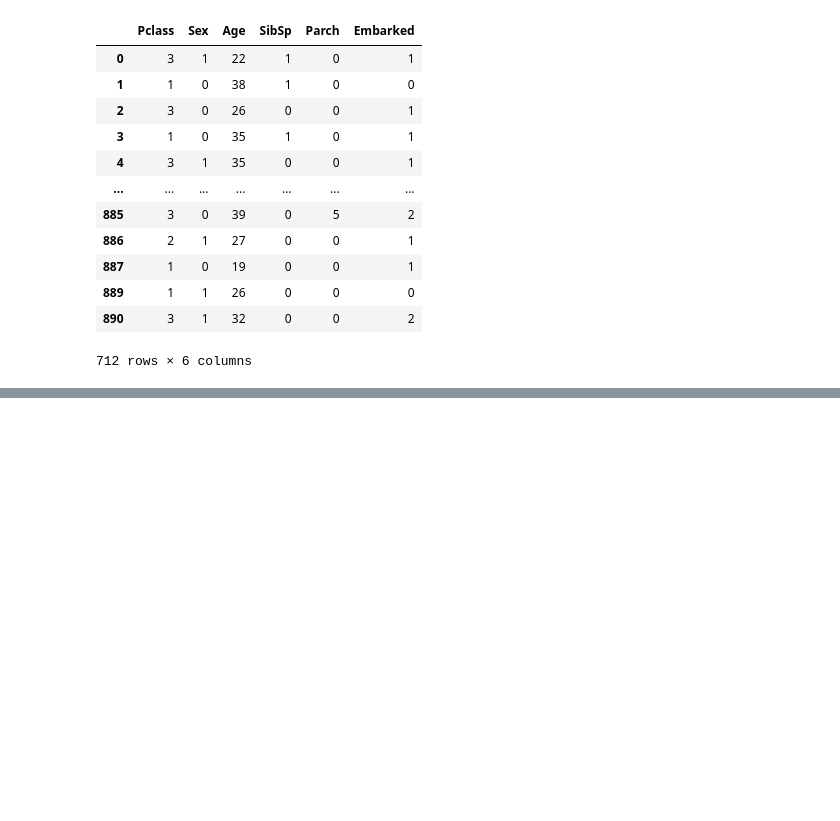
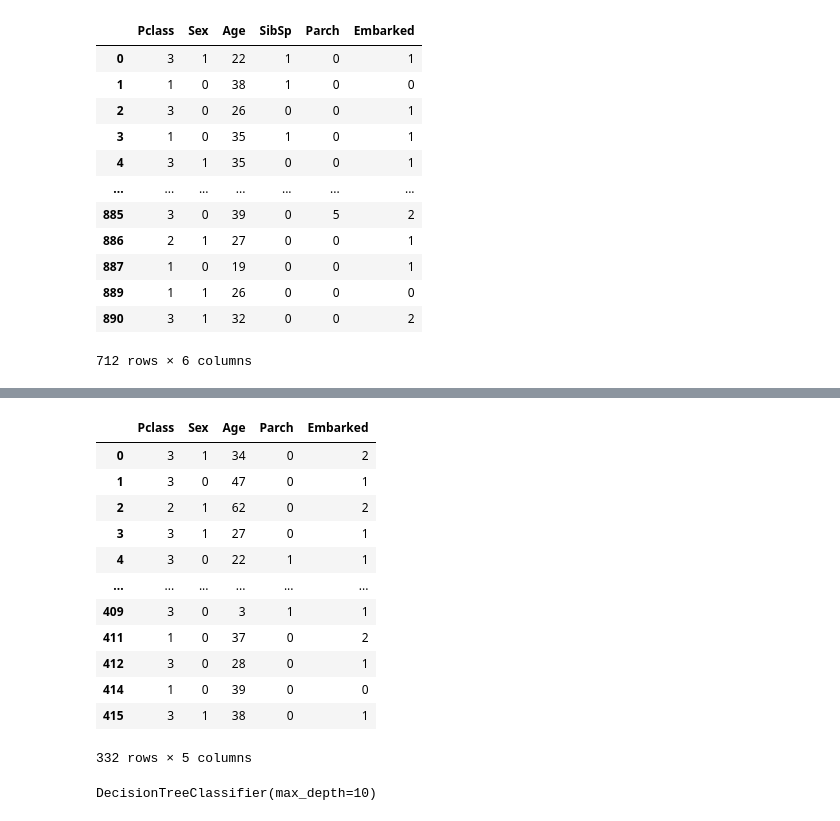
Before and after one commit to M4thez/titanic-machine-learning, a Jupyter notebook: titanic-model-experimental.ipynb, the cells around one changed output, grey strips where cells are left out. Drawn from its saved outputs; the diff is of its cells as text; code cells hidden in the pictures; blank space fills up the shorter version.

```diff
--- a/titanic-model-experimental.ipynb
+++ b/titanic-model-experimental.ipynb
@@ -181,0 +212,23 @@ weighted avg       0.80      0.80      0.80       178
+# %%
+test_set = data_prep_family_drop(test_set)
+test_set
+# %% [output]
+|  | Pclass | Sex | Age | Parch | Embarked |
+| 0 | 3 | 1 | 34 | 0 | 2 |
+| 1 | 3 | 0 | 47 | 0 | 1 |
+| 2 | 2 | 1 | 62 | 0 | 2 |
+| 3 | 3 | 1 | 27 | 0 | 1 |
+| 4 | 3 | 0 | 22 | 1 | 1 |
+| ... | ... | ... | ... | ... | ... |
+| 409 | 3 | 0 | 3 | 1 | 1 |
+| 411 | 1 | 0 | 37 | 0 | 2 |
+| 412 | 3 | 0 | 28 | 0 | 1 |
+| 414 | 1 | 0 | 39 | 0 | 0 |
+| 415 | 3 | 1 | 38 | 0 | 1 |
+332 rows × 5 columns
+# %%
+X_train, X_test, y_train, y_test = train_test_split(train_set, train_set_survivors, test_size=0.25, random_state=7)
+train_tree = tree.DecisionTreeClassifier(max_depth=tree_depth)
+train_tree.fit(X_train, y_train)
+# %% [output]
+DecisionTreeClassifier(max_depth=10)
```
Also changed, not shown: parts of 28 cells of this notebook.
